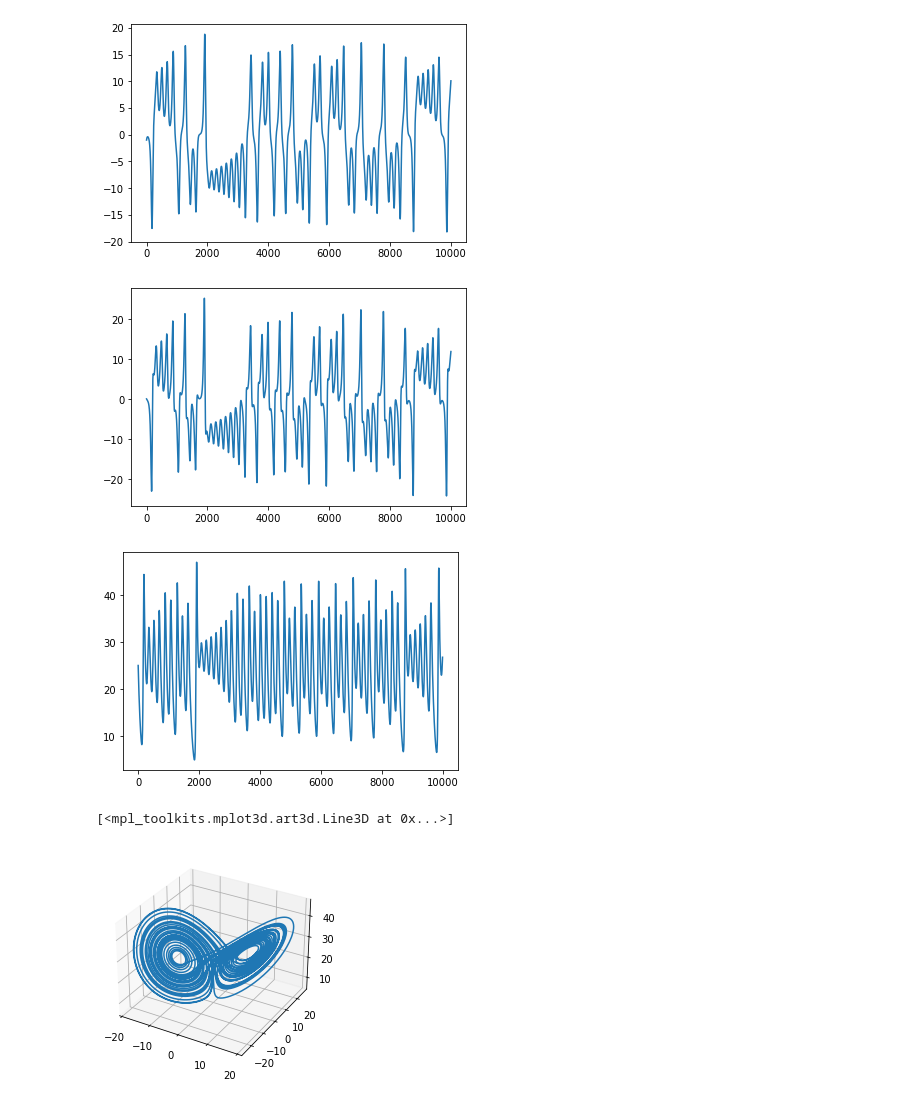
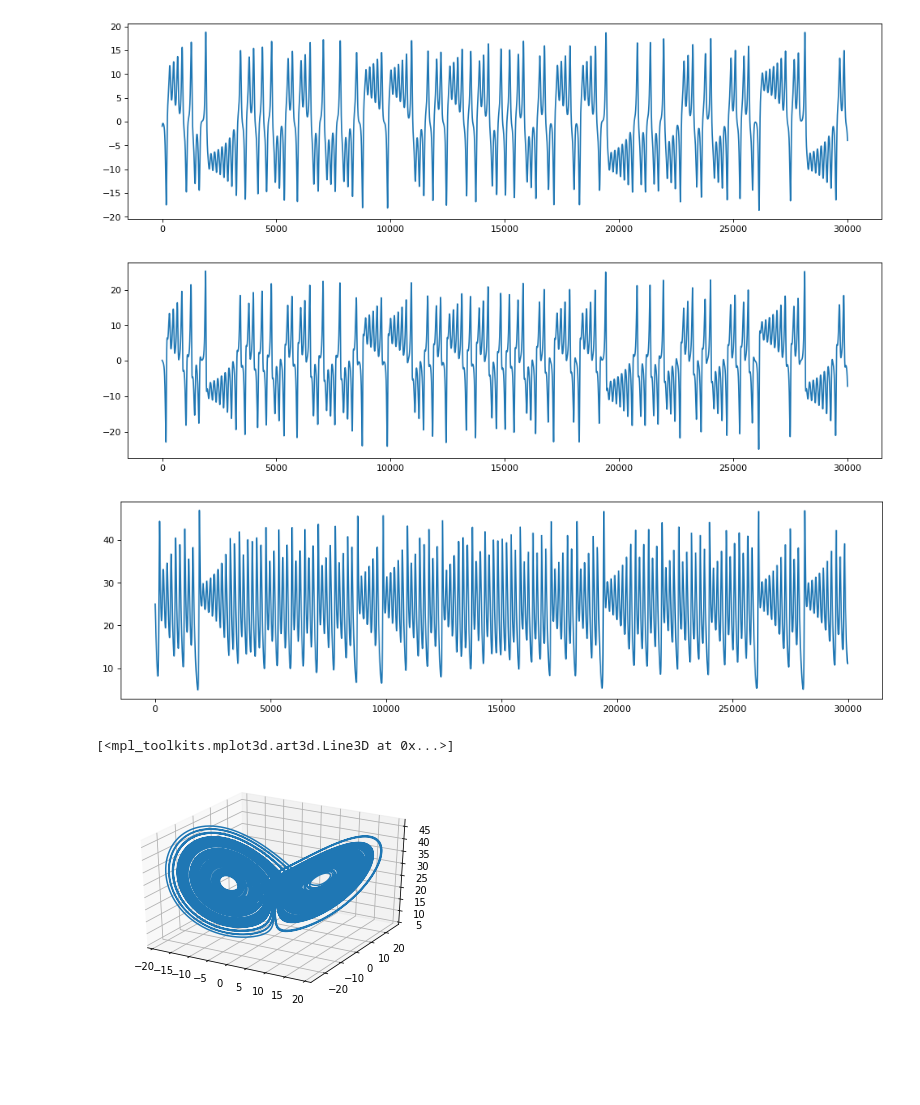
Before and after one commit to AngelaZou2000/ECE5760, a Jupyter notebook: jupyter/LAB1 Plots.ipynb, the cells around one changed output. Saved outputs shown, nothing was run; the diff lists cells and outputs as text; code cells hidden in the pictures; blank space fills up the shorter version.

```diff
--- a/jupyter/LAB1 Plots.ipynb
+++ b/jupyter/LAB1 Plots.ipynb
@@ -10,36 +10,39 @@ y = [0.1]
 z = [25.]
 sigma = 10.0
 beta = 8./3.
 rho = 28.0
 
 def dx(sigma, x, y):
     return sigma*(y-x)
 
 def dy(rho, x, y, z):
     return x*(rho-z)-y
 
 def dz(beta, x, y, z):
     return x*y - beta*z
 
-for i in range(10000):
+for i in range(30000):
     x.extend([x[i] + dt*dx(sigma, x[i], y[i])])
     y.extend([y[i] + dt*dy(rho, x[i], y[i], z[i])])
     z.extend([z[i] + dt*dz(beta, x[i], y[i], z[i])])
 
+plt.figure(figsize=(15, 4), dpi=80)
 plt.plot(x)
 plt.show()
+plt.figure(figsize=(15, 4), dpi=80)
 plt.plot(y)
 plt.show()
+plt.figure(figsize=(15, 4), dpi=80)
 plt.plot(z)
 plt.show()
 
 
 
 ax = plt.axes(projection='3d')
 ax.plot3D(x, y, z)
 # %% [output]
-[figure, old version]
+[figure, new version]
-[figure, old version]
+[figure, new version]
-[figure, old version]
+[figure, new version]
 [<mpl_toolkits.mplot3d.art3d.Line3D at 0x...>]
-[figure, old version]
+[figure, new version]
```
Also changed, not shown: 4 other files.
